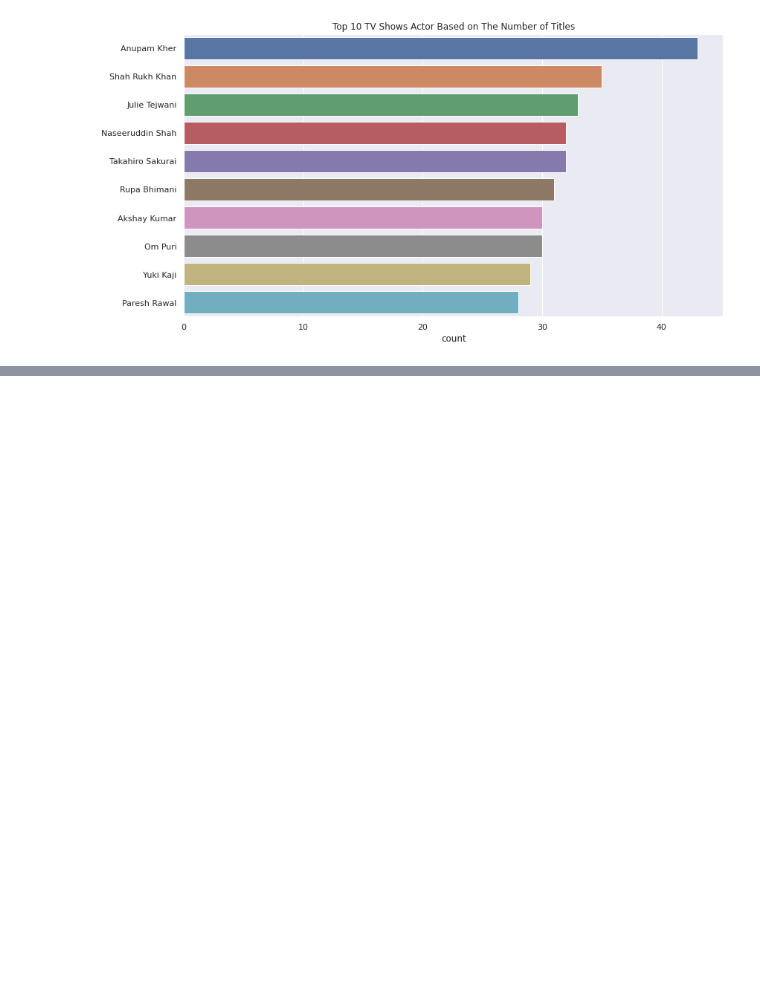
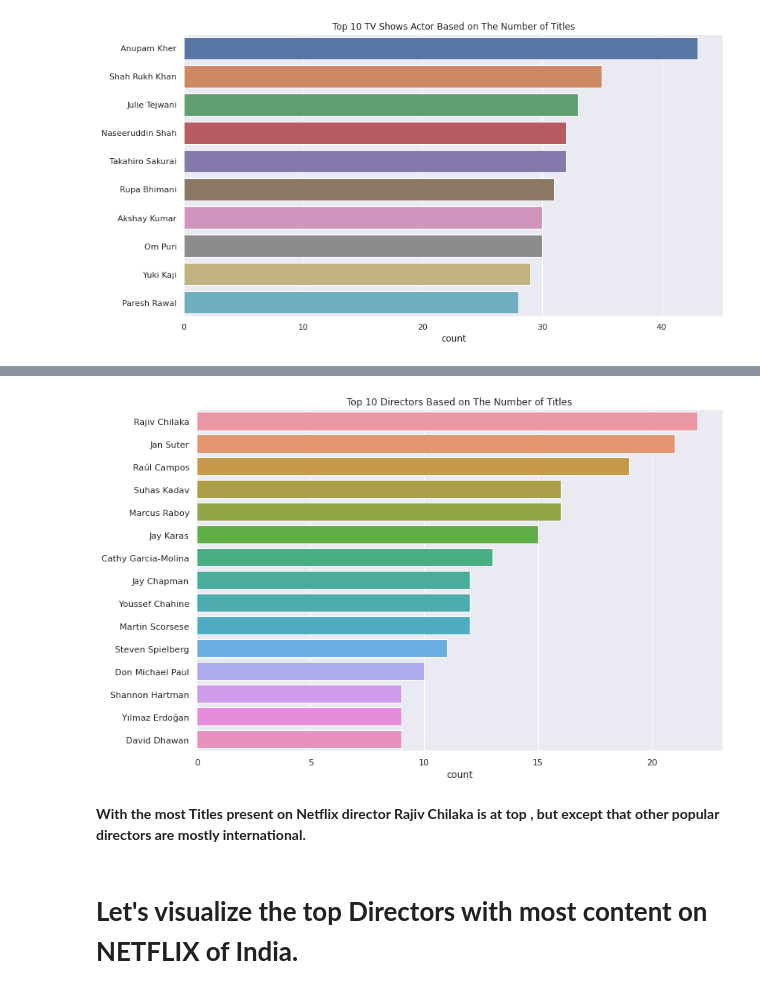
Before and after one commit to Kousikdutta1/Netflix-Shows-and-Movies-Dataset-Analysis, a Jupyter notebook: Netflix_Data_Analysis.ipynb, the cells around one changed output, grey strips where cells are left out. Saved outputs shown, nothing was run; the diff lists cells and outputs as text; code cells hidden in the pictures; blank space fills up the shorter version.

Commit message:
seventh commit Netflix_dataset

```diff
--- a/Netflix_Data_Analysis.ipynb
+++ b/Netflix_Data_Analysis.ipynb
@@ -793,0 +796,5 @@ plt.show()
+# %%
+
+# Let's first get the directors name.
+
+Top_directors = netflix_df[netflix_df['director'] != 'Unavailable'].set_index('title').director.str.split(', ', expand=True).stack().reset_index(level=1, drop=True)
@@ -793,0 +817,14 @@ plt.show()
+# %%
+# Let's plot a countplot to visualize the top Directors on NETFLIX.
+
+
+plt.figure(figsize = (12,8))
+sns.countplot(y = Top_directors, order = Top_directors.value_counts().index[0:15])
+plt.title('Top 10 Directors Based on The Number of Titles')
+plt.show();
+# %% [output]
+[figure, added]
+# %% [markdown]
+**With the most Titles present on Netflix director Rajiv Chilaka is at top , but except that other popular directors are mostly international.**
+# %% [markdown]
+# **Let's visualize the top Directors with most content on NETFLIX of India.**
```
Also changed, not shown: parts of 19 cells of this notebook.
